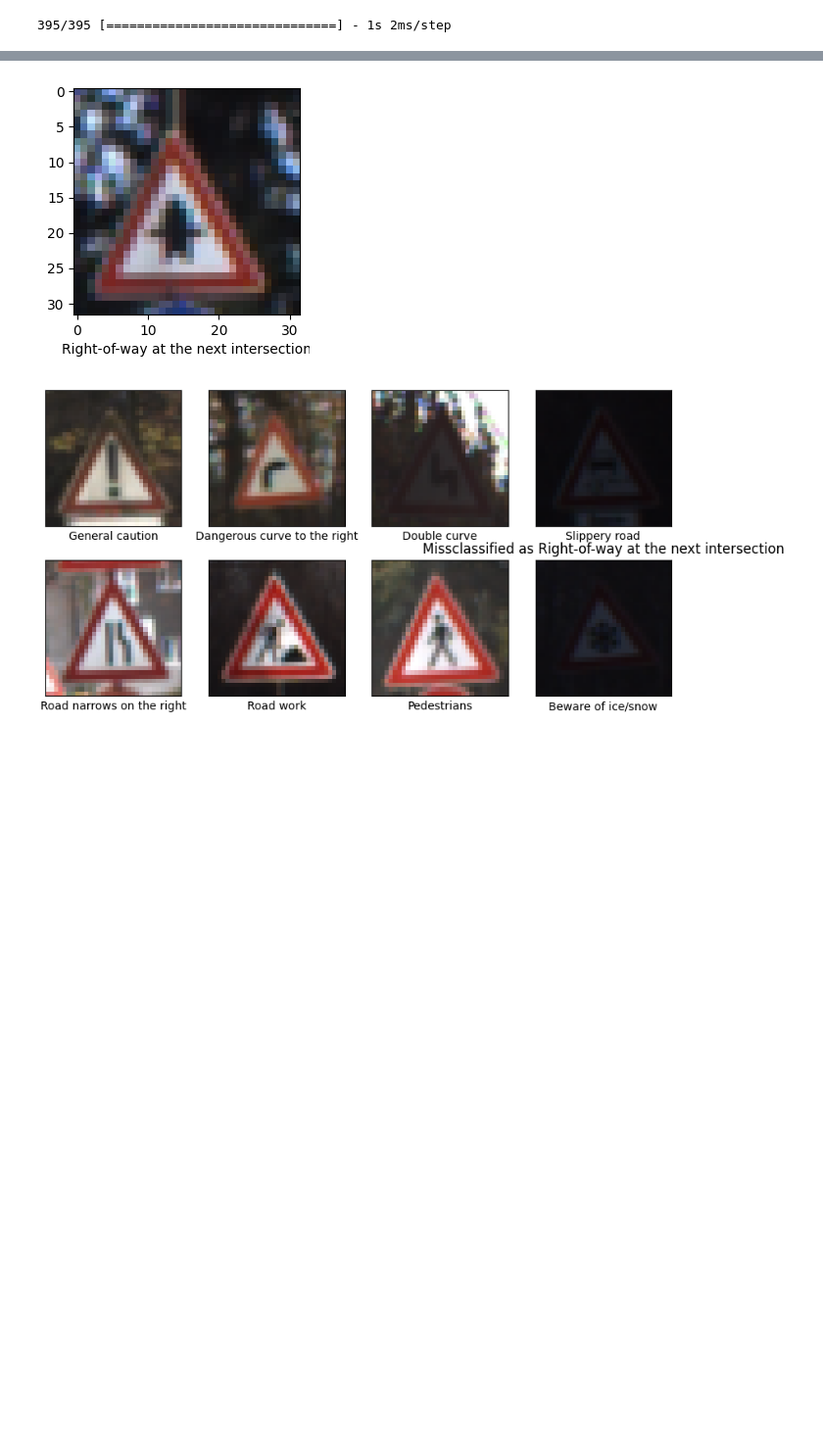
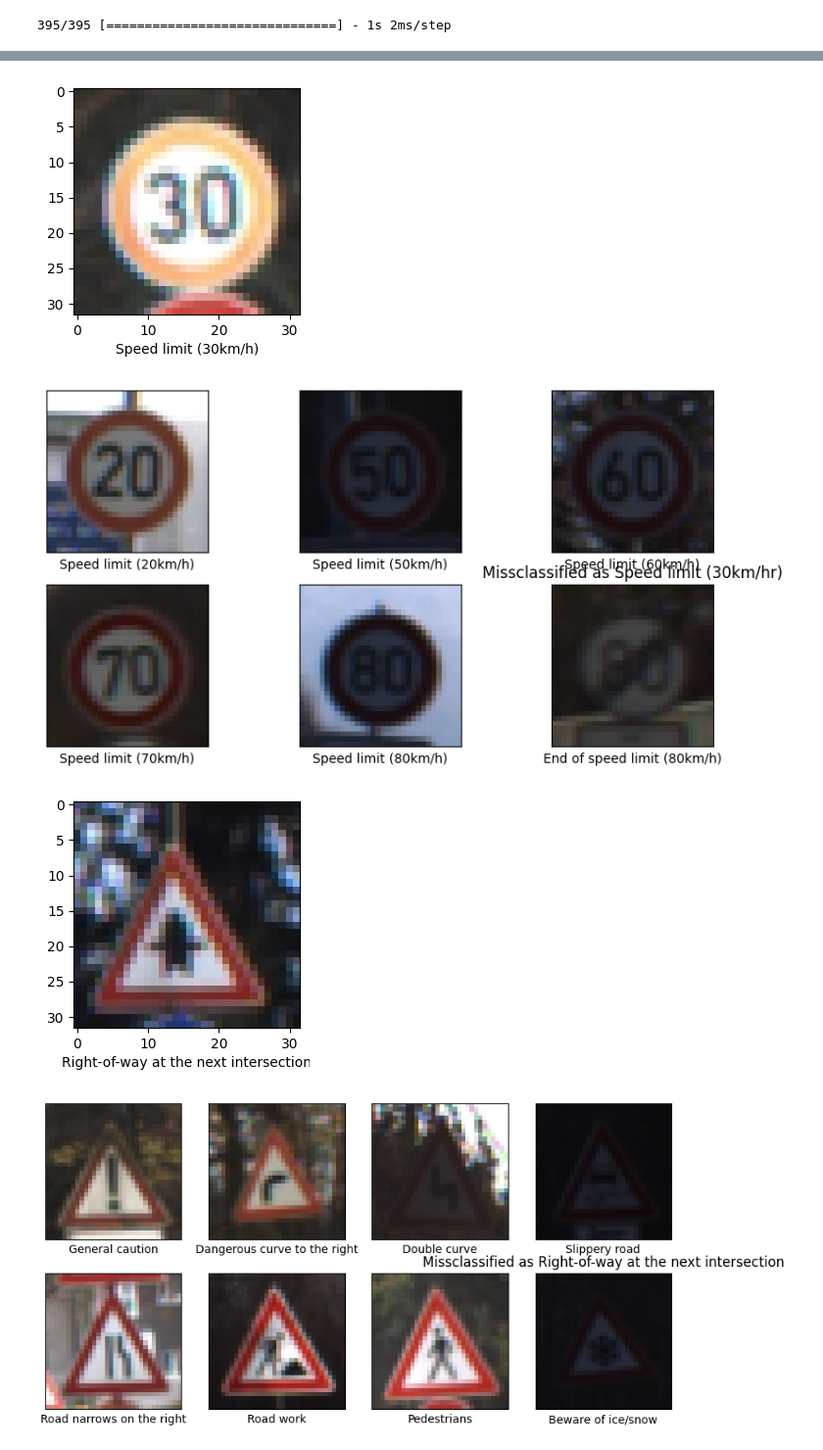
Before and after one commit to guevelel/COMP4449_Image_Classification, a Jupyter notebook: Traffic_Signs_COMP4449.ipynb, the cells around one changed output, grey strips where cells are left out. Shown at 98% size. Saved outputs shown, nothing was run; the diff lists cells and outputs as text; code cells hidden in the pictures; blank space fills up the shorter version.

```diff
--- a/Traffic_Signs_COMP4449.ipynb
+++ b/Traffic_Signs_COMP4449.ipynb
@@ -440,3 +394,33 @@ plt.show()
+# %%
+error_pics = [0,2,3,4,5,6]
+actual = [1] #Speed limit (30km/hr) Index
+
+plt.figure(figsize=(3,3))
+titles = np.where(train['labels']==actual)
+index = titles[0][50]
+plt.imshow(train['features'][index], cmap=plt.cm.binary)
+plt.xlabel(signnames[train['labels'][index]])
+plt.show()
+
+plt.figure(figsize=(10,5))
+#for i in range(len(error_pics)):
+count = 1
+for i in error_pics:
+  plt.subplot(2,3,count)
+  count+=1
+  plt.xticks([])
+  plt.yticks([])
+  plt.grid(False)
+  titles = np.where(train['labels']==i)
+  index = titles[0][50]
+  plt.imshow(train['features'][index], cmap=plt.cm.binary)
+  plt.xlabel(signnames[train['labels'][index]])
+
+plt.title("Missclassified as Speed limit (30km/hr)")
+plt.show()
+# %% [output]
+[figure, added]
+[figure, added]
 # %%
 #Error analysis:
 
```
Also changed, not shown: parts of 34 cells of this notebook.
